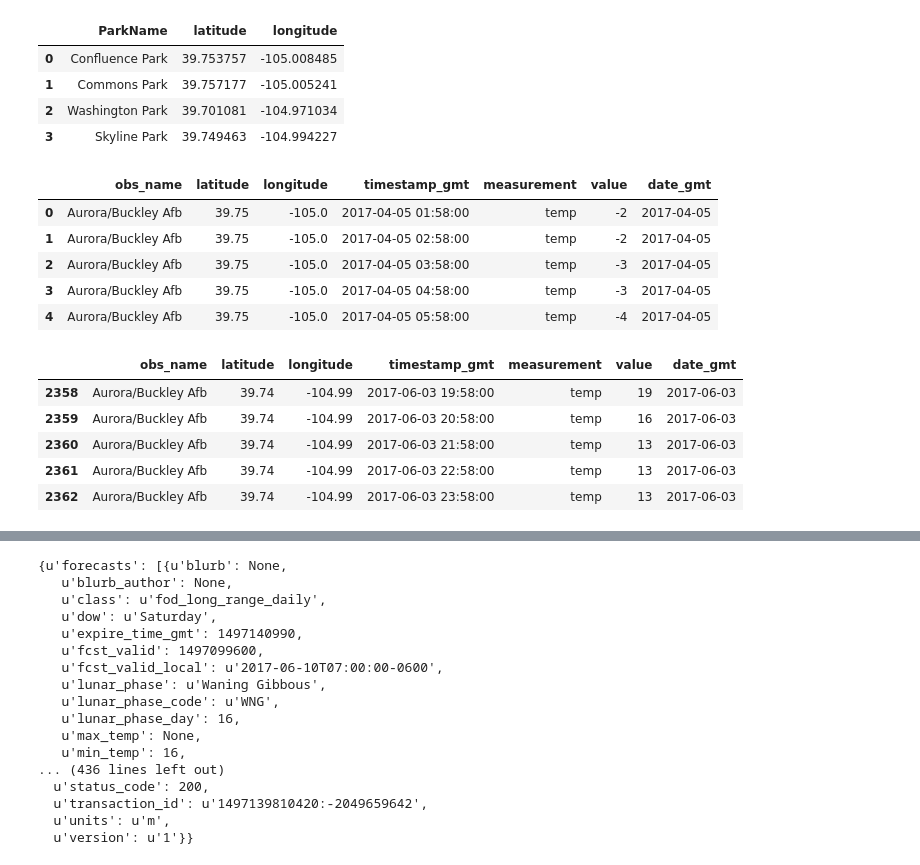
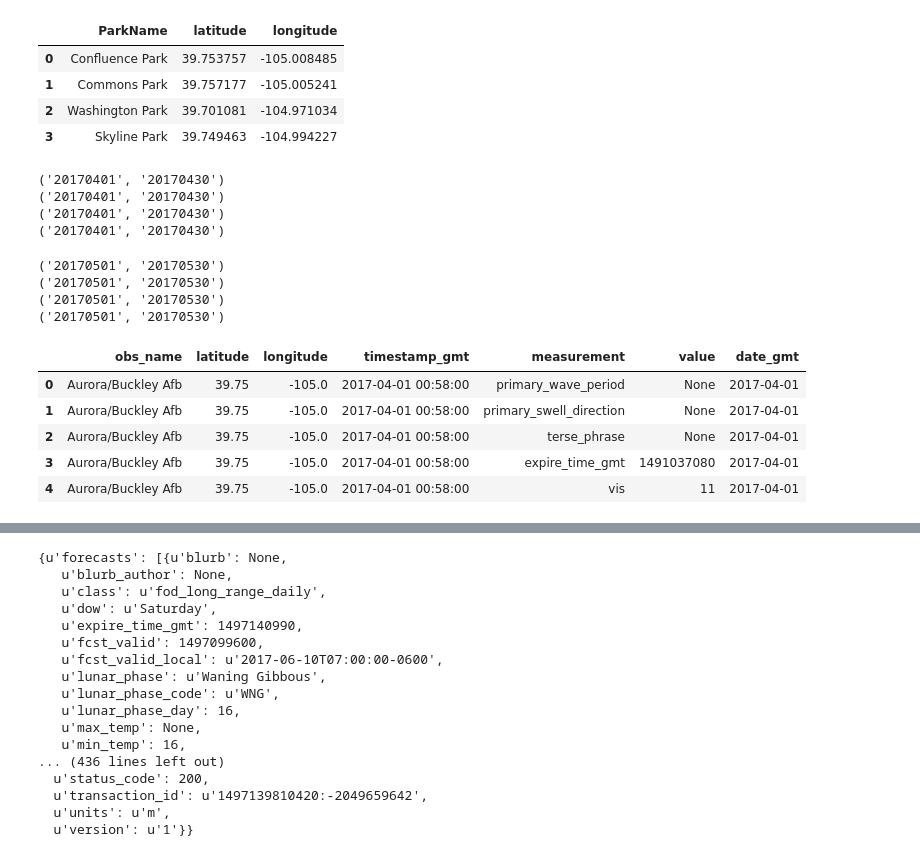
Before and after one commit to slswee/Hermes, a Jupyter notebook: JupyterNotebooks/todayWeather.ipynb, the cells around one changed output, grey strips where cells are left out. Cells and saved outputs as stored; diff of their text form; code cells hidden in the pictures.

```diff
--- a/JupyterNotebooks/todayWeather.ipynb
+++ b/JupyterNotebooks/todayWeather.ipynb
@@ -149,29 +149,43 @@ dfHistorical = pd.DataFrame
 for i in range(0, len(parksDF)):
     dftemp = get_weather_historical(latitude = parksDF.iloc[i]['latitude'],
                              longitude = parksDF.iloc[i]['longitude'],
-                             startdate = "20170405",
-                             enddate = "20170530",
-                             measurement="temp")
+                             startdate = "20170401",
+                             enddate = "20170430",
+                             measurement="")
     if i == 0:
         dfHistorical = dftemp
     else:
         dfHistorical = pd.concat([dfHistorical,dftemp])
-
-
-dfHistorical.head()
 # %% [output]
-|  | obs_name | latitude | longitude | timestamp_gmt | measurement | value | date_gmt |
-| 0 | Aurora/Buckley Afb | 39.75 | -105.0 | 2017-04-05 01:58:00 | temp | -2 | 2017-04-05 |
-| 1 | Aurora/Buckley Afb | 39.75 | -105.0 | 2017-04-05 02:58:00 | temp | -2 | 2017-04-05 |
-| 2 | Aurora/Buckley Afb | 39.75 | -105.0 | 2017-04-05 03:58:00 | temp | -3 | 2017-04-05 |
-| 3 | Aurora/Buckley Afb | 39.75 | -105.0 | 2017-04-05 04:58:00 | temp | -3 | 2017-04-05 |
-| 4 | Aurora/Buckley Afb | 39.75 | -105.0 | 2017-04-05 05:58:00 | temp | -4 | 2017-04-05 |
+('20170401', '20170430')
+('20170401', '20170430')
+('20170401', '20170430')
+('20170401', '20170430')
-# %%
-dfHistorical.tail()
-# %% [output]
-|  | obs_name | latitude | longitude | timestamp_gmt | measurement | value | date_gmt |
-| 2358 | Aurora/Buckley Afb | 39.74 | -104.99 | 2017-06-03 19:58:00 | temp | 19 | 2017-06-03 |
-| 2359 | Aurora/Buckley Afb | 39.74 | -104.99 | 2017-06-03 20:58:00 | temp | 16 | 2017-06-03 |
-| 2360 | Aurora/Buckley Afb | 39.74 | -104.99 | 2017-06-03 21:58:00 | temp | 13 | 2017-06-03 |
-| 2361 | Aurora/Buckley Afb | 39.74 | -104.99 | 2017-06-03 22:58:00 | temp | 13 | 2017-06-03 |
-| 2362 | Aurora/Buckley Afb | 39.74 | -104.99 | 2017-06-03 23:58:00 | temp | 13 | 2017-06-03 |
+# %%
+
+dfHistorical_1 = pd.DataFrame
+for i in range(0, len(parksDF)):
+    dftemp = get_weather_historical(latitude = parksDF.iloc[i]['latitude'],
+                             longitude = parksDF.iloc[i]['longitude'],
+                             startdate = "20170501",
+                             enddate = "20170531",
+                             measurement="")
+    if i == 0:
+        dfHistorical_1 = dftemp
+    else:
+        dfHistorical_1 = pd.concat([dfHistorical_1,dftemp])
+
+df_data = dfHistorical.append(dfHistorical_1)
+
+dfHistorical.head()
+# %% [output]
+('20170501', '20170530')
+('20170501', '20170530')
+('20170501', '20170530')
+('20170501', '20170530')
+|  | obs_name | latitude | longitude | timestamp_gmt | measurement | value | date_gmt |
+| 0 | Aurora/Buckley Afb | 39.75 | -105.0 | 2017-04-01 00:58:00 | primary_wave_period | None | 2017-04-01 |
+| 1 | Aurora/Buckley Afb | 39.75 | -105.0 | 2017-04-01 00:58:00 | primary_swell_direction | None | 2017-04-01 |
+| 2 | Aurora/Buckley Afb | 39.75 | -105.0 | 2017-04-01 00:58:00 | terse_phrase | None | 2017-04-01 |
+| 3 | Aurora/Buckley Afb | 39.75 | -105.0 | 2017-04-01 00:58:00 | expire_time_gmt | 1491037080 | 2017-04-01 |
+| 4 | Aurora/Buckley Afb | 39.75 | -105.0 | 2017-04-01 00:58:00 | vis | 11 | 2017-04-01 |
```
Also changed, not shown: parts of 2 cells of this notebook.
